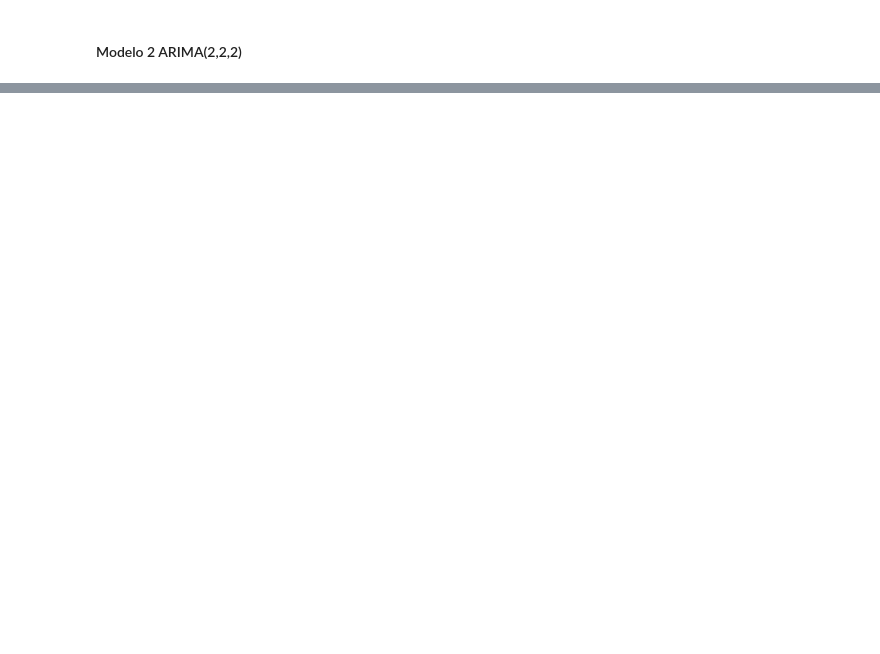
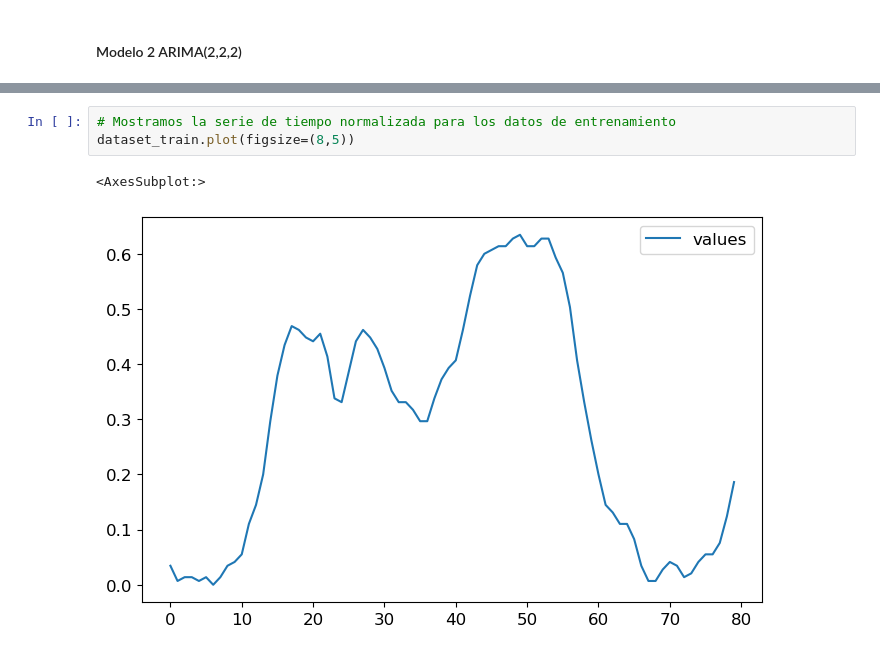
Before and after one commit to Claudia0806/Tarea2_CCCastillejos_LXPerez, a Jupyter notebook: Tarea2_CCCastillejos_LXPerez.ipynb, the cells around one changed output, grey strips where cells are left out. Saved outputs shown, nothing was run; the diff lists cells and outputs as text; blank space fills up the shorter version.

```diff
--- a/Tarea2_CCCastillejos_LXPerez.ipynb
+++ b/Tarea2_CCCastillejos_LXPerez.ipynb
@@ -305,0 +402,6 @@ y_h.plot(ax=ax)
+# %%
+# Mostramos la serie de tiempo normalizada para los datos de entrenamiento
+dataset_train.plot(figsize=(8,5))
+# %% [output]
+<AxesSubplot:>
+[figure, added]
```
Also changed, not shown: parts of 60 cells of this notebook.
